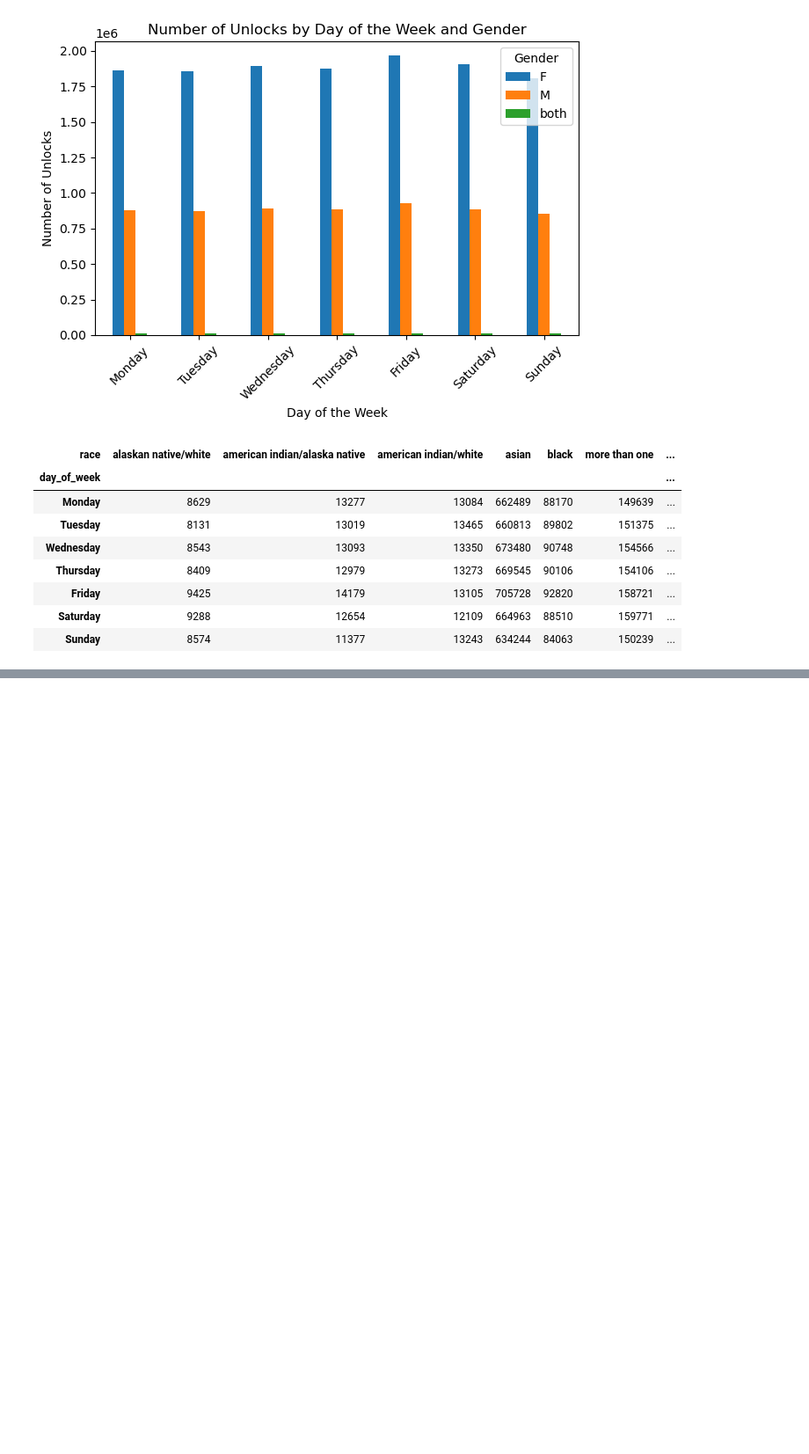
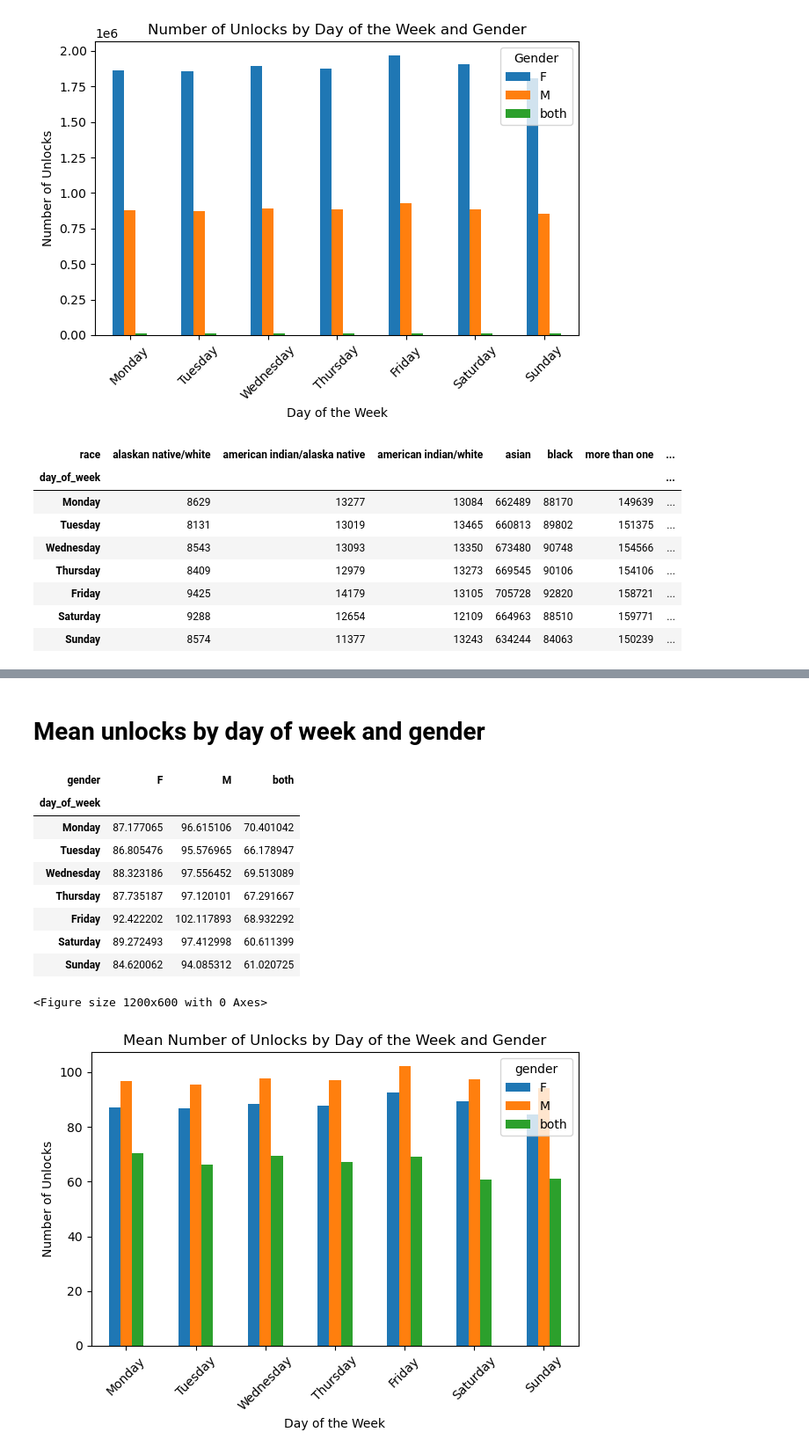
Before and after one commit to DMahjoob/CAIS_DigitalWellbeing, a Jupyter notebook: Preliminary/Week2/Week2_Task4c_Catherine.ipynb, the cells around one changed output, grey strips where cells are left out. Shown: that part at 88% size. Saved outputs shown, nothing was run; the diff lists cells and outputs as text; code cells hidden in the pictures; blank space fills up the shorter version.

```diff
--- a/Preliminary/Week2/Week2_Task4c_Catherine.ipynb
+++ b/Preliminary/Week2/Week2_Task4c_Catherine.ipynb
@@ -100,0 +173,27 @@ plt.show()
+# %% [markdown]
+# Mean unlocks by day of week and gender
+# %%
+unlocks_by_day_gender_mean = sensing.groupby(['day_of_week', 'gender'])['unlock_num_ep_0'].mean().unstack()
+unlocks_by_day_gender_mean = unlocks_by_day_gender_mean.reindex(['Monday', 'Tuesday', 'Wednesday', 'Thursday', 'Friday', 'Saturday', 'Sunday'])
+display(unlocks_by_day_gender_mean)
+
+plt.figure(figsize=(12, 6))
+unlocks_by_day_gender_mean.plot(kind='bar')
+plt.title('Mean Number of Unlocks by Day of the Week and Gender')
+plt.xlabel('Day of the Week')
+plt.ylabel('Number of Unlocks')
+plt.xticks(rotation=45)
+plt.tight_layout()
+plt.show()
+# %% [output]
+| gender | F | M | both |
+| day_of_week |  |  |  |
+| Monday | 87.177065 | 96.615106 | 70.401042 |
+| Tuesday | 86.805476 | 95.576965 | 66.178947 |
+| Wednesday | 88.323186 | 97.556452 | 69.513089 |
+| Thursday | 87.735187 | 97.120101 | 67.291667 |
+| Friday | 92.422202 | 102.117893 | 68.932292 |
+| Saturday | 89.272493 | 97.412998 | 60.611399 |
+| Sunday | 84.620062 | 94.085312 | 61.020725 |
+<Figure size 1200x600 with 0 Axes>
+[figure, added]
```
Also changed, not shown: parts of 15 cells of this notebook.
